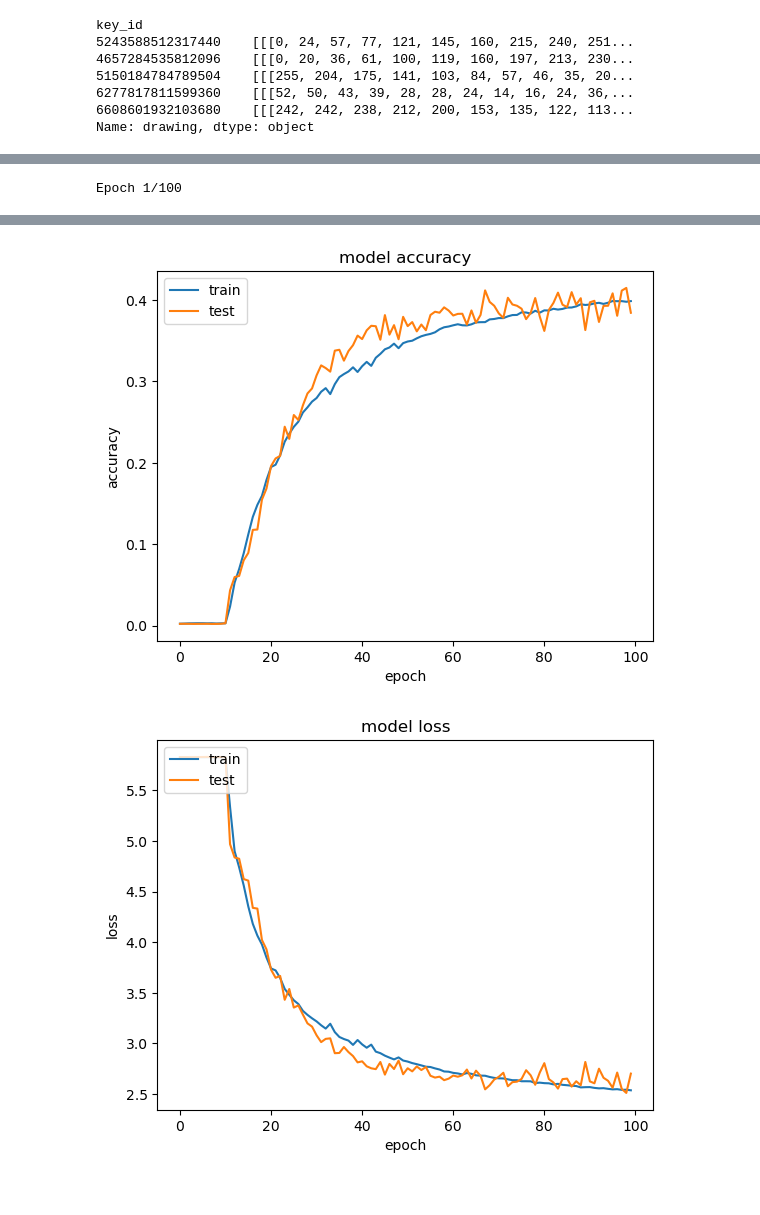
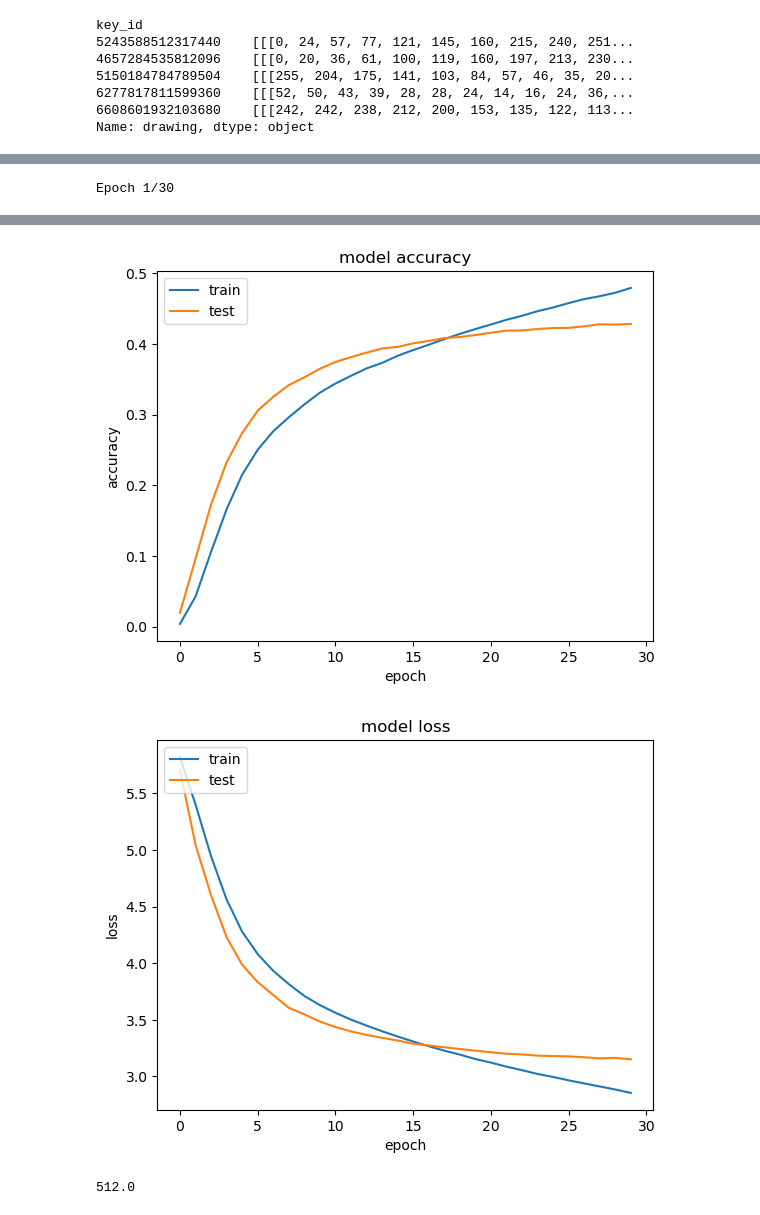
Before and after one commit to mdarfan357/Pictionary, a Jupyter notebook: quickdraw.ipynb, the cells around one changed output, grey strips where cells are left out. Drawn from its saved outputs; the diff is of its cells as text; code cells hidden in the pictures.

```diff
--- a/quickdraw.ipynb
+++ b/quickdraw.ipynb
@@ -191,35 +191,33 @@ Name: drawing, dtype: object
 import keras
 from keras.models import Sequential,Model
 from keras.layers import Dense,Dropout,Flatten,Conv2D,MaxPooling2D,Activation
+from tensorflow.keras.optimizers.legacy import Adam
 
 strategy = tf.distribute.MirroredStrategy()
 with strategy.scope():
     model = Sequential()
-    model.add(Conv2D(128,kernel_size=(5,5),padding="same",activation="relu",input_shape=(32,32,3)))
-    model.add(Activation('relu'))
+    model.add(Conv2D(256,kernel_size=(3,3),activation="relu",input_shape=(32,32,3)))
     model.add(MaxPooling2D(pool_size=(2, 2)))
-    model.add(Dropout(0.25))
+    model.add(Dropout(0.3))
 
-    model.add(Conv2D(128, kernel_size=(4,4), strides=1))
-    model.add(Activation('relu'))
+    model.add(Conv2D(128, kernel_size=(3,3), strides=1,activation="relu"))
     model.add(MaxPooling2D(pool_size=(2, 2)))
-    model.add(Dropout(0.25))
-
-    model.add(Conv2D(64, kernel_size=(3,3), strides=1))
-    model.add(Activation('relu'))
-    model.add(MaxPooling2D(pool_size=(2, 2)))
-    model.add(Dropout(0.25))
+    model.add(Dropout(0.3))
 
     model.add(Flatten())
-    model.add(Dense(1024))
-    model.add(Activation('relu'))
-    model.add(Dense(512))
-    model.add(Activation('relu'))
+    model.add(Dense(2048,activation="relu"))
     model.add(Dropout(0.25))
-
-    model.add(Dense(340))
+    model.add(Dense(1024,activation="relu"))
+    model.add(Dropout(0.25))
+    model.add(Dense(512,activation="relu"))
+    model.add(Dropout(0.25))
+    model.add(Dense(340,activation="relu"))
     model.add(Activation('softmax'))
 
     model.compile(loss='categorical_crossentropy',
                   optimizer='adam',
                   metrics=['accuracy'])
+
+    model.compile(loss='categorical_crossentropy',
+                  optimizer=Adam(learning_rate=0.0001),
+                  metrics=['accuracy'])
@@ -226,5 +244,5 @@ with strategy.scope():
 # %%
-history = model.fit(tr_x, tr_indecator,batch_size=200,epochs=100
+history = model.fit(tr_x, tr_indecator,batch_size=200,epochs=30
           ,validation_data=(tst_x,tst_indecator))
 
 print(history.history.keys())
@@ -245,4 +263,4 @@ plt.xlabel('epoch')
 plt.legend(['train', 'test'], loc='upper left')
 plt.show()
 # %% [output]
-Epoch 1/100
+Epoch 1/30
@@ -266,6 +284,6 @@ Epoch 100/100
 dict_keys(['loss', 'accuracy', 'val_loss', 'val_accuracy'])
-[figure, old version]
+[figure, new version]
-[figure, old version]
+[figure, new version]
 # %%
 # Epoch 3/30
 # 600/600 [==============================] - 18s 31ms/step - loss: 3.9758 - accuracy: 0.1538 - val_loss: 3.4755 - val_accuracy: 0.2401
@@ -275,0 +294,4 @@ save_model(model,"CNN_100ep_20kdata.h5")
+# %%
+1024/2
+# %% [output]
+512.0
```
Also changed, not shown: parts of 3 cells of this notebook.
